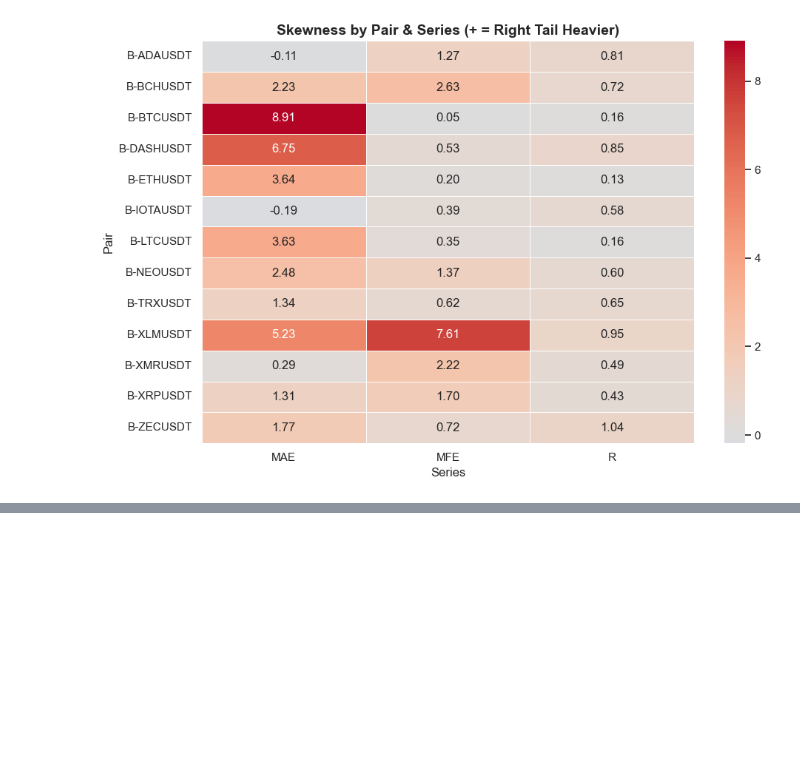
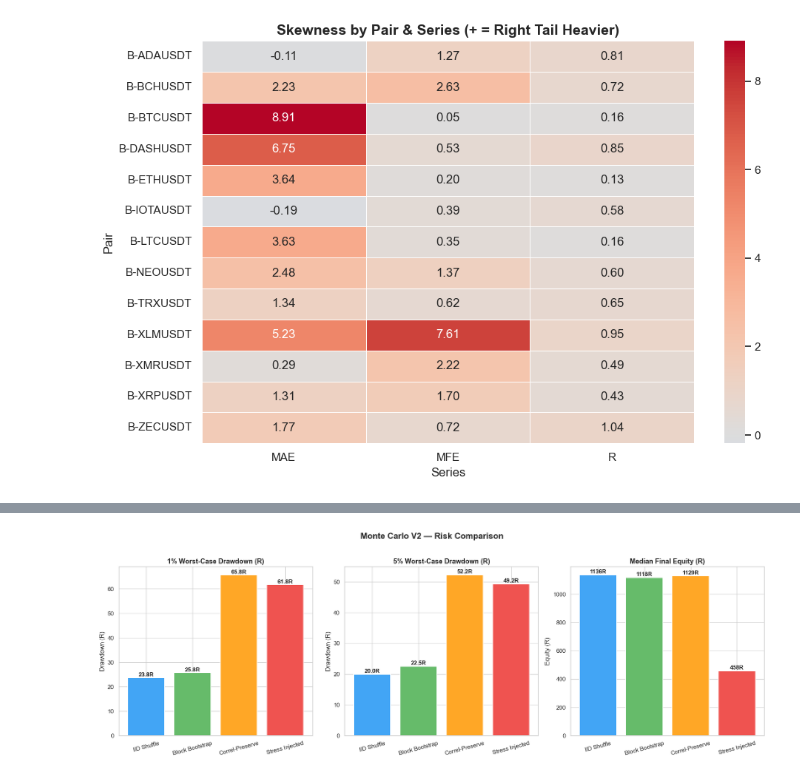
Before and after one commit to Malay241003/tradeBot, a Jupyter notebook: analysis/trading_analysis.ipynb, the cells around one changed output, grey strips where cells are left out. Cells and saved outputs as stored; diff of their text form; code cells hidden in the pictures; blank space fills up the shorter version.

```diff
--- a/analysis/trading_analysis.ipynb
+++ b/analysis/trading_analysis.ipynb
@@ -791,0 +925,44 @@ if df_analytics is not None:
+# %%
+if mc_data is not None:
+    models = mc_data['models']
+    names = [m['name'] for m in models]
+
+    fig, axes = plt.subplots(1, 3, figsize=(18, 6))
+
+    bar_colors = ['#42A5F5', '#66BB6A', '#FFA726', '#EF5350']
+
+    # 1% Worst DD
+    vals = [m['stats']['pct1DD'] for m in models]
+    bars = axes[0].bar(names, vals, color=bar_colors, edgecolor='white', linewidth=1.5)
+    axes[0].set_title('1% Worst-Case Drawdown (R)', fontsize=13, fontweight='bold')
+    axes[0].set_ylabel('Drawdown (R)')
+    for bar, v in zip(bars, vals):
+        axes[0].text(bar.get_x() + bar.get_width()/2, bar.get_height() + 0.5,
+                     f'{v:.1f}R', ha='center', fontweight='bold', fontsize=11)
+
+    # 5% Worst DD
+    vals = [m['stats']['pct5DD'] for m in models]
+    bars = axes[1].bar(names, vals, color=bar_colors, edgecolor='white', linewidth=1.5)
+    axes[1].set_title('5% Worst-Case Drawdown (R)', fontsize=13, fontweight='bold')
+    axes[1].set_ylabel('Drawdown (R)')
+    for bar, v in zip(bars, vals):
+        axes[1].text(bar.get_x() + bar.get_width()/2, bar.get_height() + 0.5,
+                     f'{v:.1f}R', ha='center', fontweight='bold', fontsize=11)
+
+    # Median Final Equity
+    vals = [m['stats']['medianEquity'] for m in models]
+    bars = axes[2].bar(names, vals, color=bar_colors, edgecolor='white', linewidth=1.5)
+    axes[2].set_title('Median Final Equity (R)', fontsize=13, fontweight='bold')
+    axes[2].set_ylabel('Equity (R)')
+    for bar, v in zip(bars, vals):
+        axes[2].text(bar.get_x() + bar.get_width()/2, bar.get_height() + 10,
+                     f'{v:.0f}R', ha='center', fontweight='bold', fontsize=11)
+
+    for ax in axes:
+        ax.tick_params(axis='x', rotation=15)
+
+    plt.suptitle('Monte Carlo V2 — Risk Comparison', fontsize=16, fontweight='bold', y=1.02)
+    plt.tight_layout()
+    plt.show()
+# %% [output]
+[figure, added]
```
Also changed, not shown: parts of 19 cells of this notebook, 9 other files.
